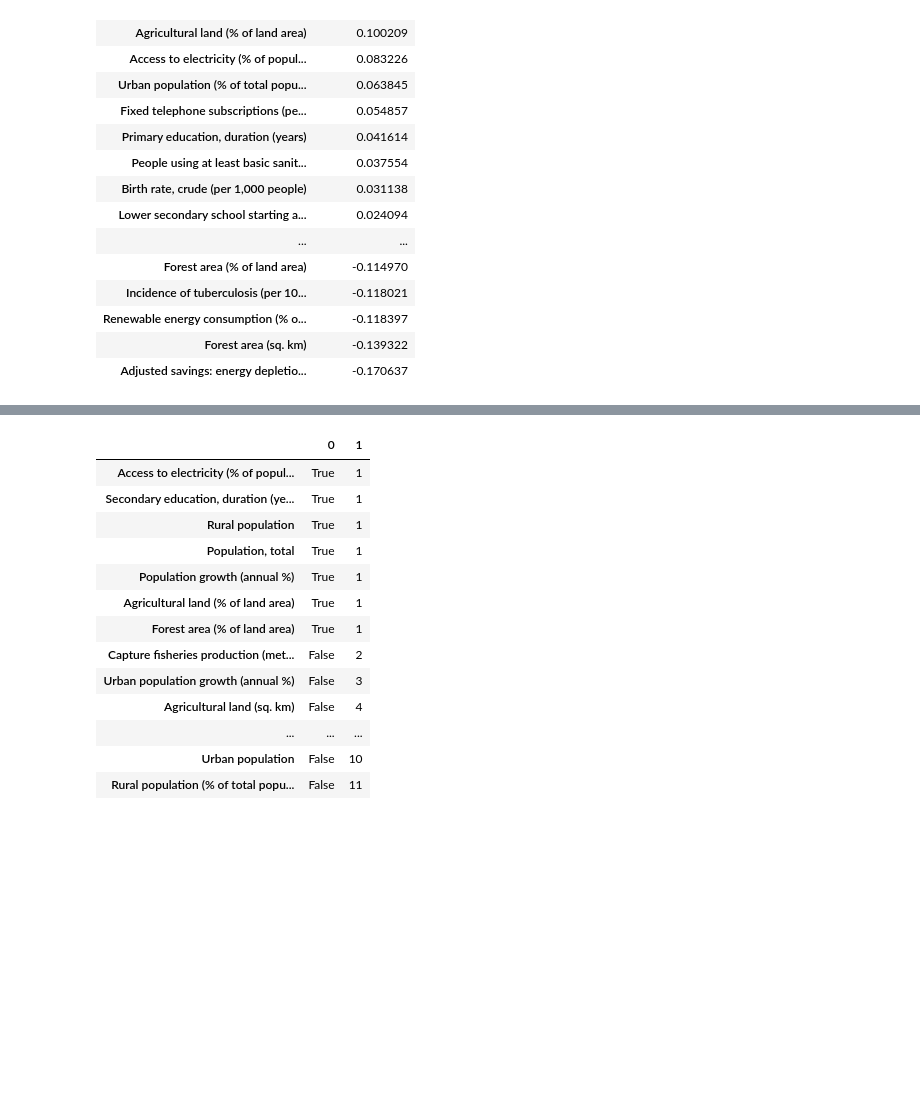
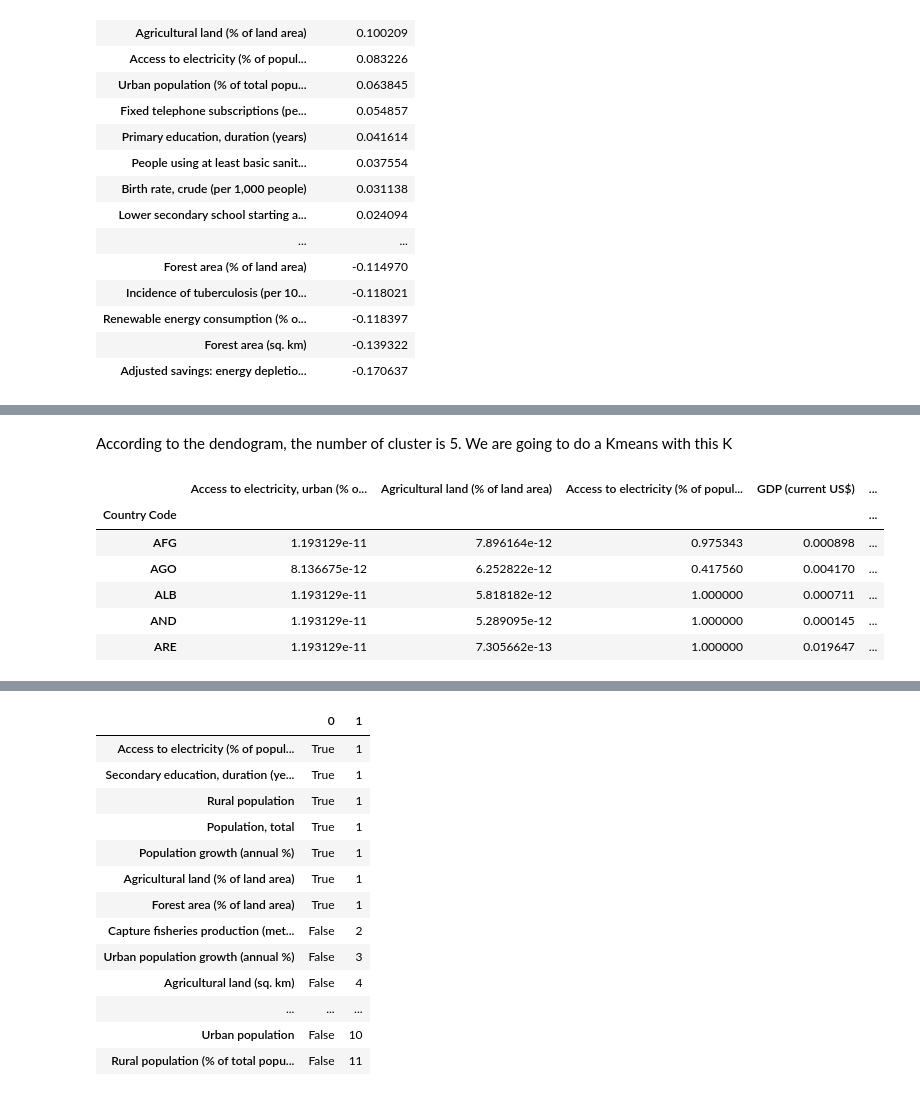
Before and after one commit to Lucas-Correa/Stats_Banner, a Jupyter notebook: Dual_City/notebooks/Merge and Fill Na.ipynb, the cells around one changed output, grey strips where cells are left out. Saved outputs shown, nothing was run; the diff lists cells and outputs as text; code cells hidden in the pictures; blank space fills up the shorter version.

```diff
--- a/Dual_City/notebooks/Merge and Fill Na.ipynb
+++ b/Dual_City/notebooks/Merge and Fill Na.ipynb
@@ -274,0 +266,16 @@ ValueError: The number of observations cannot be determined on an empty distance
+# %% [markdown]
+According to the dendogram, the number of cluster is 5. We are going to do a Kmeans with this K
+# %%
+kmeans = KMeans(n_clusters=3, random_state=0).fit(select_data)
+select_data['Cluster'] = pd.Series(kmeans.labels_,index=select_data.index)
+cluster2019 = pd.concat([select_data,wdi_scaled[['Dualcit_grouped']]],axis=1)
+
+cluster2019.head()
+# %% [output]
+|  | Access to electricity, urban (% o... | Agricultural land (% of land area) | Access to electricity (% of popul... | GDP (current US$) | ... |
+| Country Code |  |  |  |  | ... |
+| AFG | 1.193129e-11 | 7.896164e-12 | 0.975343 | 0.000898 | ... |
+| AGO | 8.136675e-12 | 6.252822e-12 | 0.417560 | 0.004170 | ... |
+| ALB | 1.193129e-11 | 5.818182e-12 | 1.000000 | 0.000711 | ... |
+| AND | 1.193129e-11 | 5.289095e-12 | 1.000000 | 0.000145 | ... |
+| ARE | 1.193129e-11 | 7.305662e-13 | 1.000000 | 0.019647 | ... |
```
Also changed, not shown: parts of 15 cells of this notebook, 2 other files.
